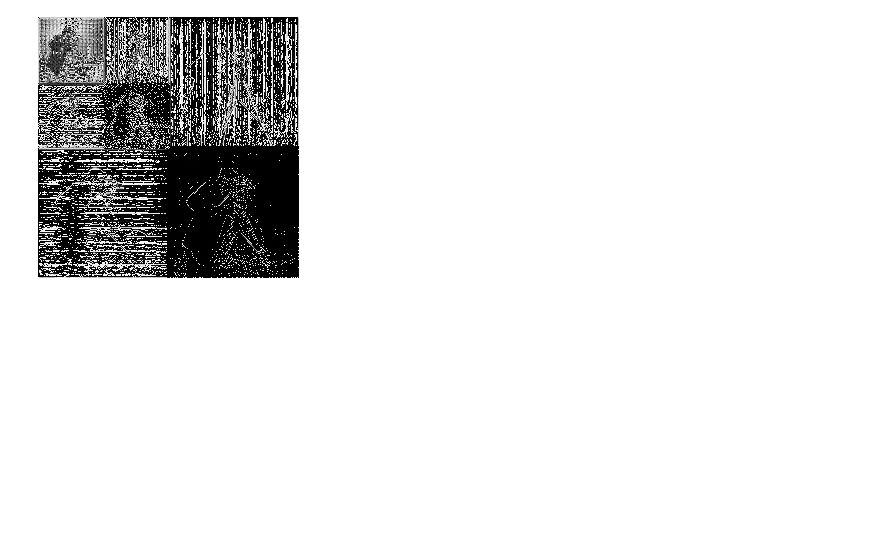
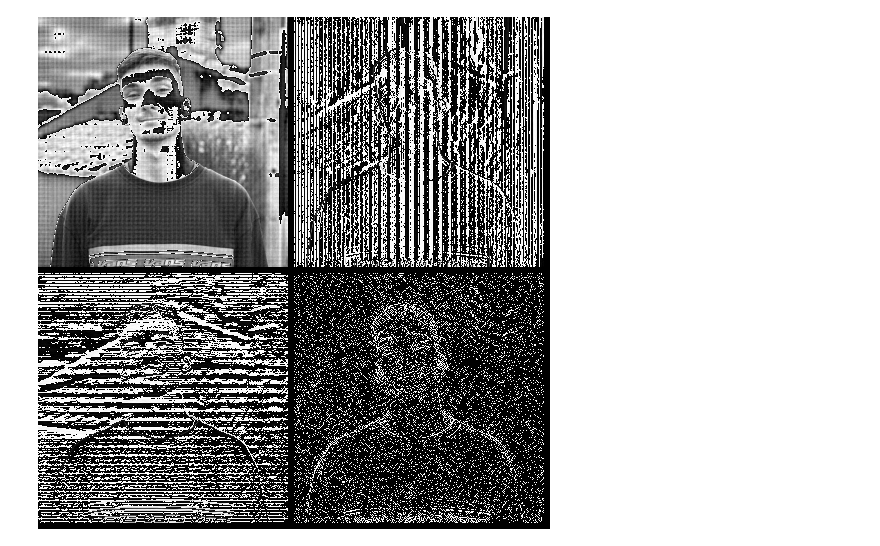
Before and after one commit to VictorCilleros/Image_Restoration_SDI, a Jupyter notebook: src/test.ipynb, the cells around one changed output. Saved outputs shown, nothing was run; the diff lists cells and outputs as text; code cells hidden in the pictures; blank space fills up the shorter version.

```diff
--- a/src/test.ipynb
+++ b/src/test.ipynb
@@ -11,9 +8,10 @@ The autoreload extension is already loaded. To reload it, use:
 # %%
-x = np.array(Image.open('../image/cameraman.tif').convert('L'))
+#x = np.array(Image.open('../image/cameraman.tif').convert('L'))
+x = np.array(Image.open('../image/jerem.jfif').convert('L'))
 xref = x
 h = 1/16 * np.array([[1,2,1],
                      [2,4,2],
                      [1,2,1]])
 
-h = np.ones((15,15))
+h = np.ones((9,9))
 h = h / np.linalg.norm(h)**2
@@ -23,8 +25,8 @@ lambd = 2e-17
 mu = 2e-4
 nu_min = 4.3
 nu = 2**8 * lambd * nu_min/(mu*x_max)
-nu=0.1
+nu = 0.5
 # %%
-algo = ADMMP2(x/255., h, lambd=lambd, mu=mu, nu=nu)
+algo = ADMMP2_v2(x/255., h, lambd=lambd, mu=mu, nu=nu)
 # %%
 y = algo.gaussian_filter_2d()
@@ -31,2 +37,2 @@ y = algo.gaussian_filter_2d()
 # %%
-X_, iter,tabError,tabTime, tabBSNR, tabLagran = algo.fit_transform(y, eps=10e-9, stop=40)
+X_, iter,tabError,tabTime, tabBSNR, tabLagran = algo.fit_transform(y, eps=10e-9, stop=2500)
@@ -41,7 +49,7 @@ Image.fromarray(np.uint8(algo.rfft_dot(X_, algo.A_fft)*255))
 # %%
-Image.fromarray(np.uint8(algo.wavelet_transform(X_)[0]*255))
+Image.fromarray(np.uint8(algo.wavelet_transform(X_)*255))
 # %% [output]
-[figure, old version]
+[figure, new version]
 # %%
 algo.plot_convergence_iter(tabLagran, np.arange(0, iter+1, 1), "Evolution du Lagrangien <br><sup>Algorithme ADMMP2 </sup>", 'iter', "L")
 # %%
```
Also changed, not shown: parts of 8 cells of this notebook, 2 other files.
